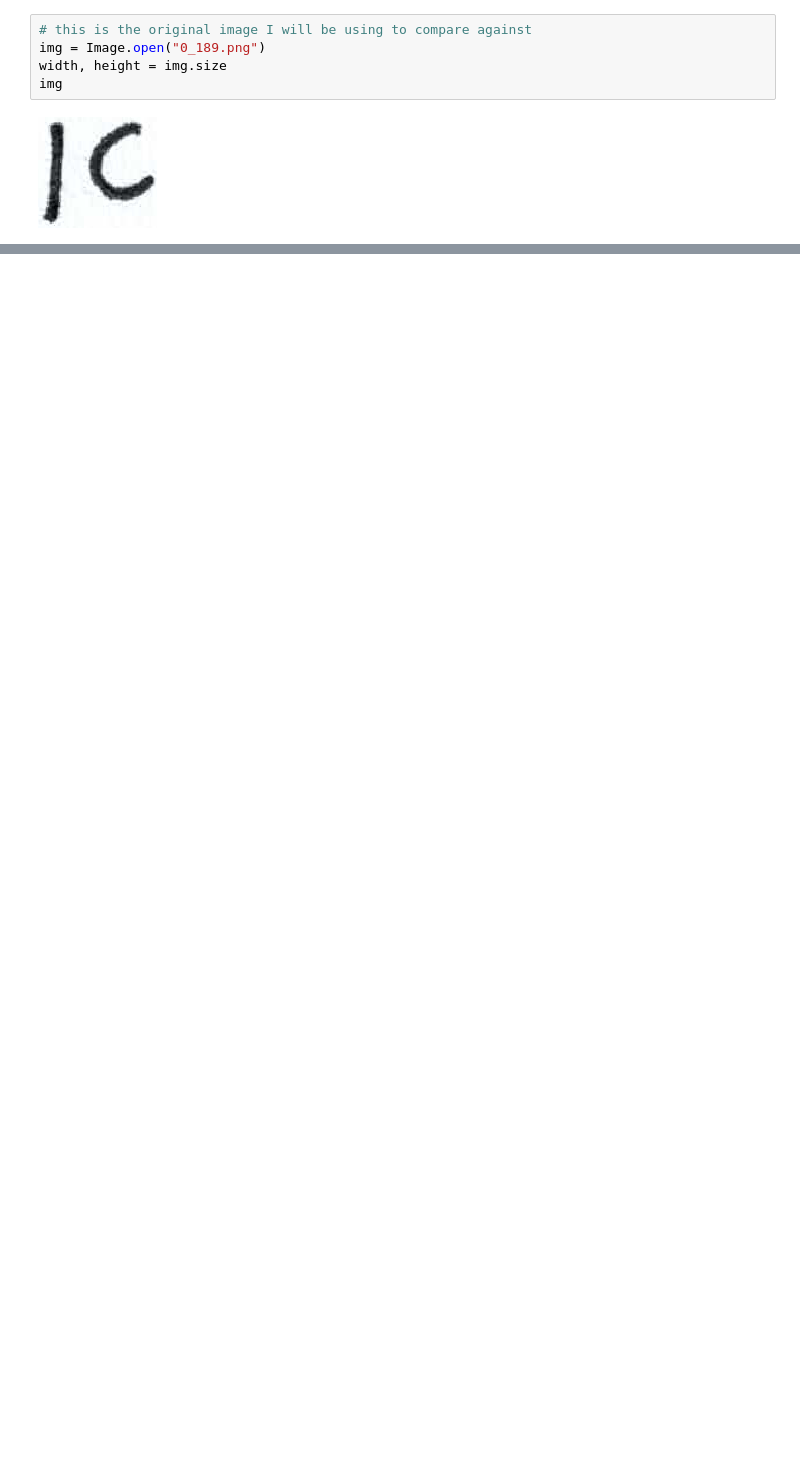
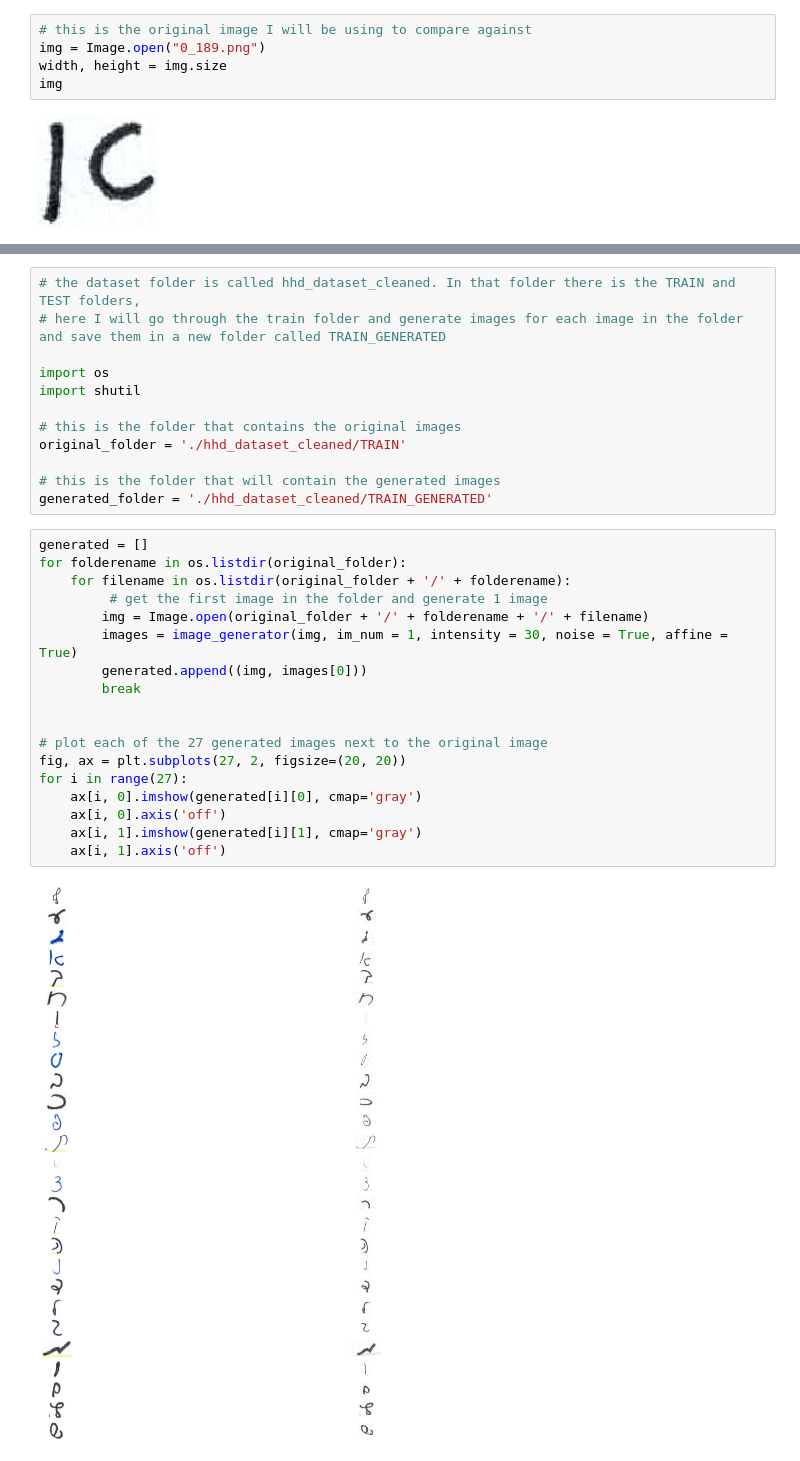
Before and after one commit to mayeradelman/capstone, a Jupyter notebook: Dovid/image_generation.ipynb, the cells around one changed output, grey strips where cells are left out. Cells and saved outputs as stored; diff of their text form; blank space fills up the shorter version.

```diff
--- a/Dovid/image_generation.ipynb
+++ b/Dovid/image_generation.ipynb
@@ -166,0 +109,32 @@ for i in range(10):
+# %%
+# the dataset folder is called hhd_dataset_cleaned. In that folder there is the TRAIN and TEST folders,
+# here I will go through the train folder and generate images for each image in the folder and save them in a new folder called TRAIN_GENERATED
+
+import os
+import shutil
+
+# this is the folder that contains the original images
+original_folder = './hhd_dataset_cleaned/TRAIN'
+
+# this is the folder that will contain the generated images
+generated_folder = './hhd_dataset_cleaned/TRAIN_GENERATED'
+# %%
+generated = []
+for folderename in os.listdir(original_folder):
+    for filename in os.listdir(original_folder + '/' + folderename):
+         # get the first image in the folder and generate 1 image
+        img = Image.open(original_folder + '/' + folderename + '/' + filename)
+        images = image_generator(img, im_num = 1, intensity = 30, noise = True, affine = True)
+        generated.append((img, images[0]))
+        break
+
+
+# plot each of the 27 generated images next to the original image
+fig, ax = plt.subplots(27, 2, figsize=(20, 20))
+for i in range(27):
+    ax[i, 0].imshow(generated[i][0], cmap='gray')
+    ax[i, 0].axis('off')
+    ax[i, 1].imshow(generated[i][1], cmap='gray')
+    ax[i, 1].axis('off')
+# %% [output]
+[figure, added]
```
Also changed, not shown: parts of 20 cells of this notebook, 1 other file.
